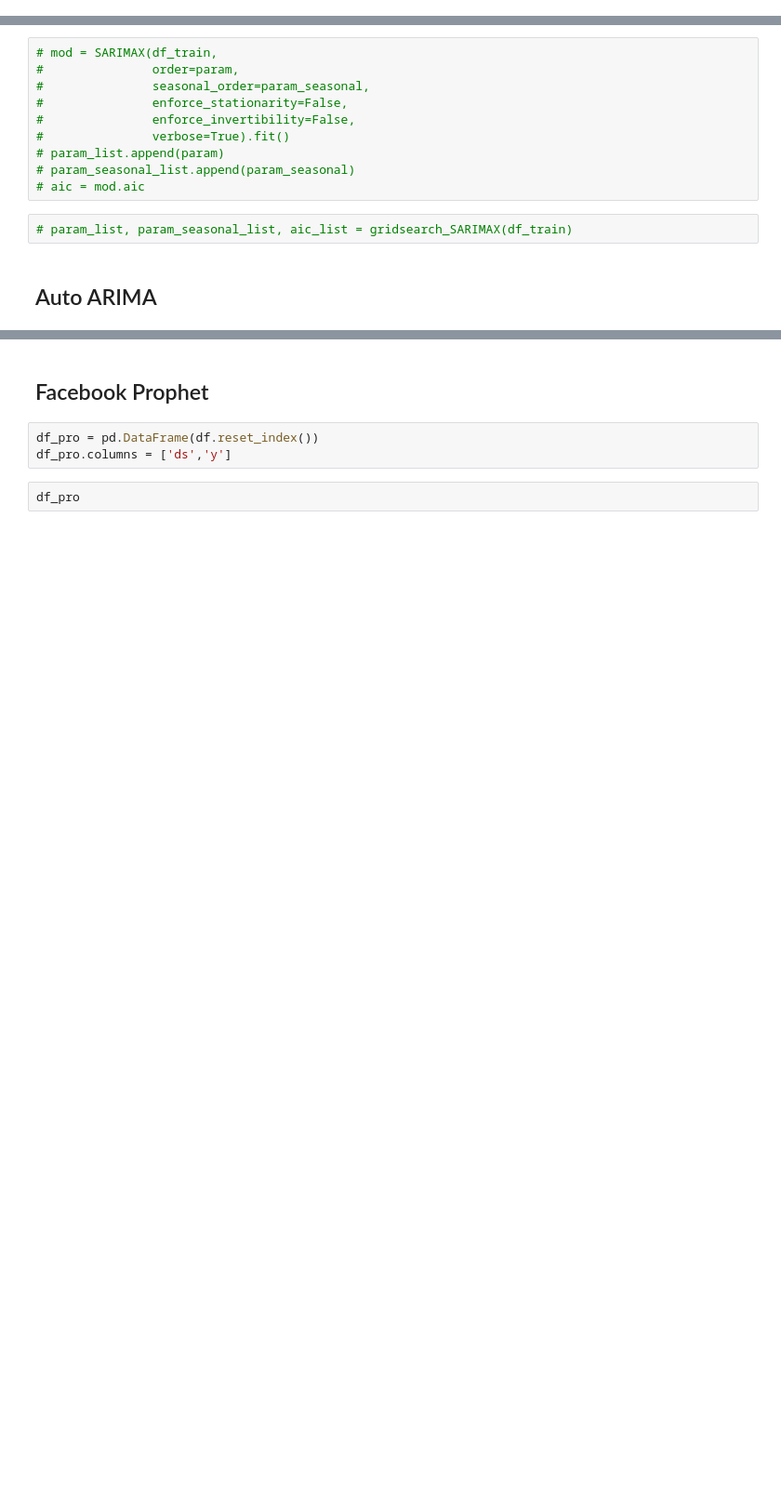
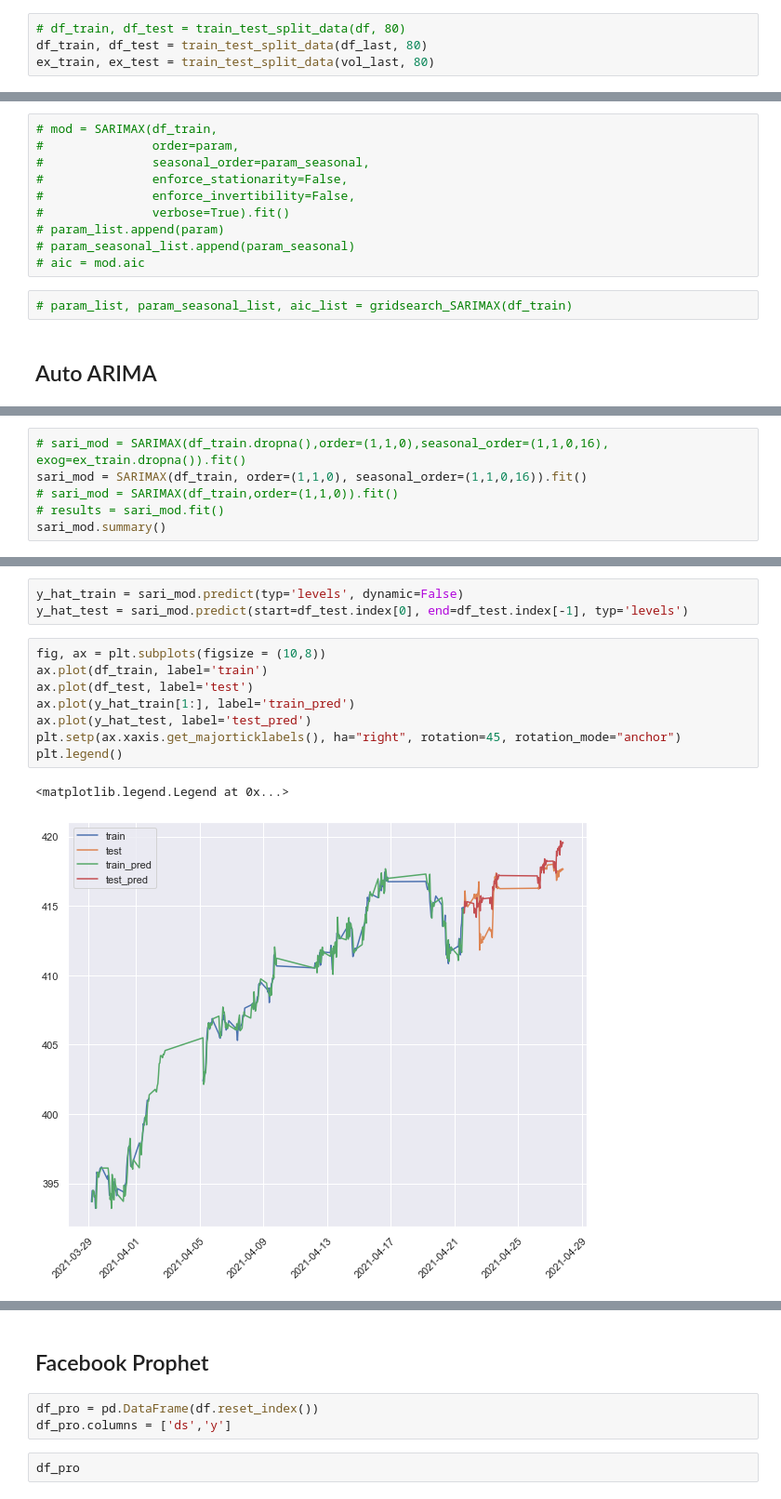
Before and after one commit to eggrollofchaos/i_spy_etf_price_predictions, a Jupyter notebook: crisp_dm_process/spy_eda.ipynb, the cells around one changed output, grey strips where cells are left out. Shown at 93% size. Drawn from its saved outputs; the diff is of its cells as text; blank space fills up the shorter version.

```diff
--- a/code/spy_eda.ipynb
+++ b/crisp_dm_process/spy_eda.ipynb
@@ -324,0 +442,4 @@ df_train, df_test = train_test_split_data(df, 80)
+# %%
+# df_train, df_test = train_test_split_data(df, 80)
+df_train, df_test = train_test_split_data(df_last, 80)
+ex_train, ex_test = train_test_split_data(vol_last, 80)
@@ -349,0 +540,6 @@ KeyboardInterrupt:
+# %%
+# sari_mod = SARIMAX(df_train.dropna(),order=(1,1,0),seasonal_order=(1,1,0,16), exog=ex_train.dropna()).fit()
+sari_mod = SARIMAX(df_train, order=(1,1,0), seasonal_order=(1,1,0,16)).fit()
+# sari_mod = SARIMAX(df_train,order=(1,1,0)).fit()
+# results = sari_mod.fit()
+sari_mod.summary()
@@ -349,0 +569,14 @@ KeyboardInterrupt:
+# %%
+y_hat_train = sari_mod.predict(typ='levels', dynamic=False)
+y_hat_test = sari_mod.predict(start=df_test.index[0], end=df_test.index[-1], typ='levels')
+# %%
+fig, ax = plt.subplots(figsize = (10,8))
+ax.plot(df_train, label='train')
+ax.plot(df_test, label='test')
+ax.plot(y_hat_train[1:], label='train_pred')
+ax.plot(y_hat_test, label='test_pred')
+plt.setp(ax.xaxis.get_majorticklabels(), ha="right", rotation=45, rotation_mode="anchor")
+plt.legend()
+# %% [output]
+<matplotlib.legend.Legend at 0x...>
+[figure, added]
```
Also changed, not shown: parts of 53 cells of this notebook, 8 other files.
